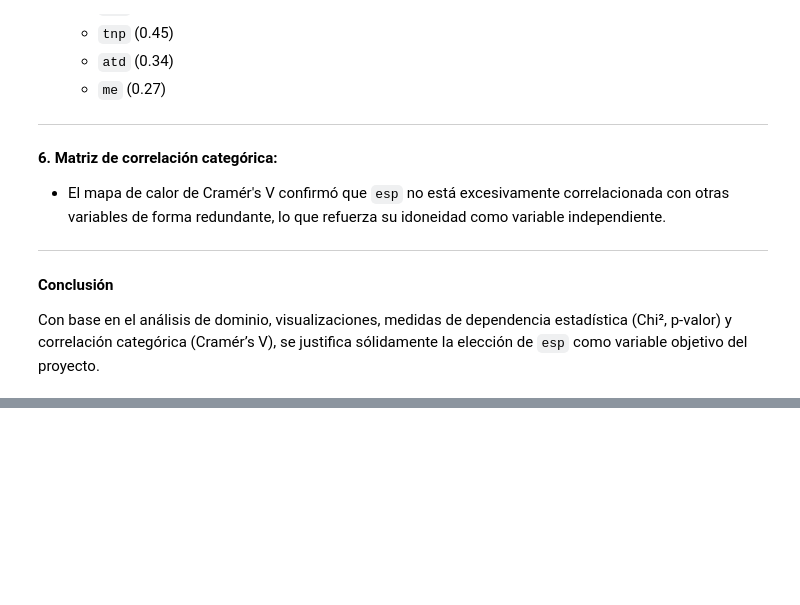
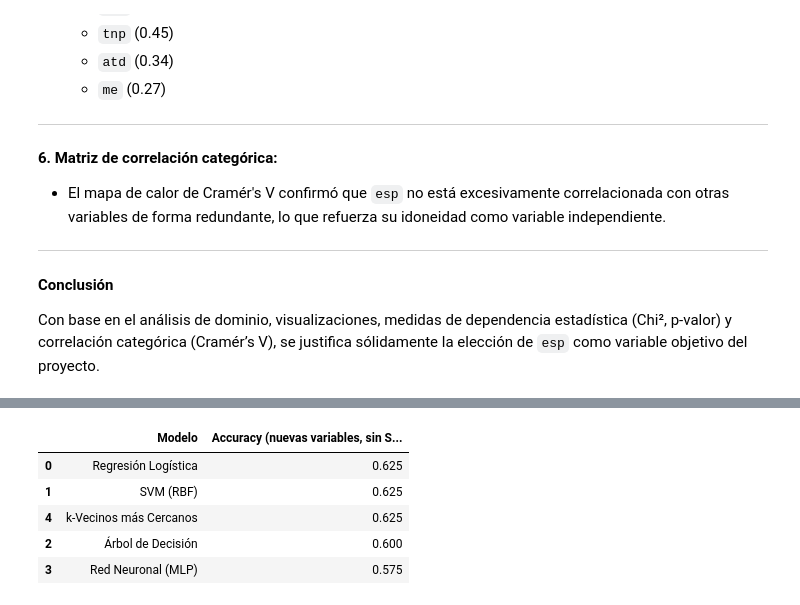
Before and after one commit to RicardoMFC/Proyecto-AA, a Jupyter notebook: Trabajo_Final.ipynb, the cells around one changed output, grey strips where cells are left out. Cells and saved outputs as stored; diff of their text form; code cells hidden in the pictures; blank space fills up the shorter version.

```diff
--- a/Trabajo_Final.ipynb
+++ b/Trabajo_Final.ipynb
@@ -452,0 +873,44 @@ Con base en el análisis de dominio, visualizaciones, medidas de dependencia est
+# %%
+# Volvemos a preparar el conjunto de datos sin SMOTE para evitar errores
+# Codificamos nuevamente el dataset extendido
+df_encoded_ext = df_ingenieria.apply(LabelEncoder().fit_transform)
+
+# Definir X e y
+X_ext = df_encoded_ext.drop(columns=['esp'])
+y_ext = df_encoded_ext['esp']
+
+# Dividir en entrenamiento y prueba (sin SMOTE)
+X_train_ext, X_test_ext, y_train_ext, y_test_ext = train_test_split(X_ext, y_ext, test_size=0.3, random_state=42, stratify=y_ext)
+
+# Reentrenar modelos
+modelos_ext_simple = {
+    "Regresión Logística": LogisticRegression(max_iter=1000),
+    "SVM (RBF)": SVC(kernel='rbf', probability=True),
+    "Árbol de Decisión": DecisionTreeClassifier(),
+    "Red Neuronal (MLP)": MLPClassifier(max_iter=1000),
+    "k-Vecinos más Cercanos": KNeighborsClassifier()
+}
+
+resultados_ext_simple = {}
+for nombre, modelo in modelos_ext_simple.items():
+    modelo.fit(X_train_ext, y_train_ext)
+    pred_ext = modelo.predict(X_test_ext)
+    resultados_ext_simple[nombre] = {
+        "Accuracy": accuracy_score(y_test_ext, pred_ext),
+        "Reporte de Clasificación": classification_report(y_test_ext, pred_ext, output_dict=True)
+    }
+
+# Mostrar resultados
+accuracy_df_ext_simple = pd.DataFrame({
+    "Modelo": list(resultados_ext_simple.keys()),
+    "Accuracy (nuevas variables, sin SMOTE)": [res["Accuracy"] for res in resultados_ext_simple.values()]
+}).sort_values(by="Accuracy (nuevas variables, sin SMOTE)", ascending=False)
+
+accuracy_df_ext_simple
+# %% [output]
+|  | Modelo | Accuracy (nuevas variables, sin S... |
+| 0 | Regresión Logística | 0.625 |
+| 1 | SVM (RBF) | 0.625 |
+| 4 | k-Vecinos más Cercanos | 0.625 |
+| 2 | Árbol de Decisión | 0.600 |
+| 3 | Red Neuronal (MLP) | 0.575 |
```
Also changed, not shown: parts of 20 cells of this notebook.
